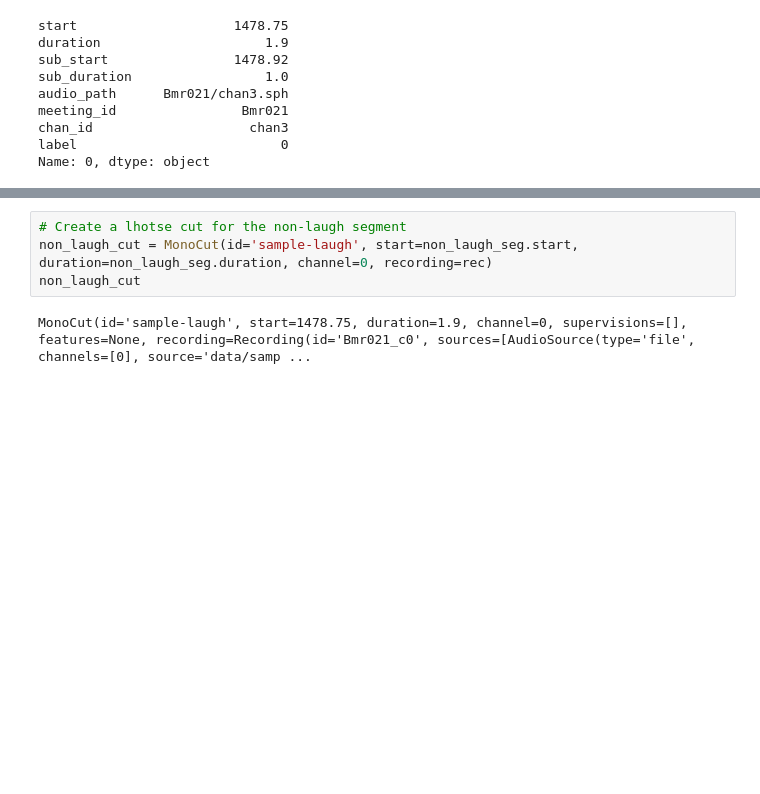
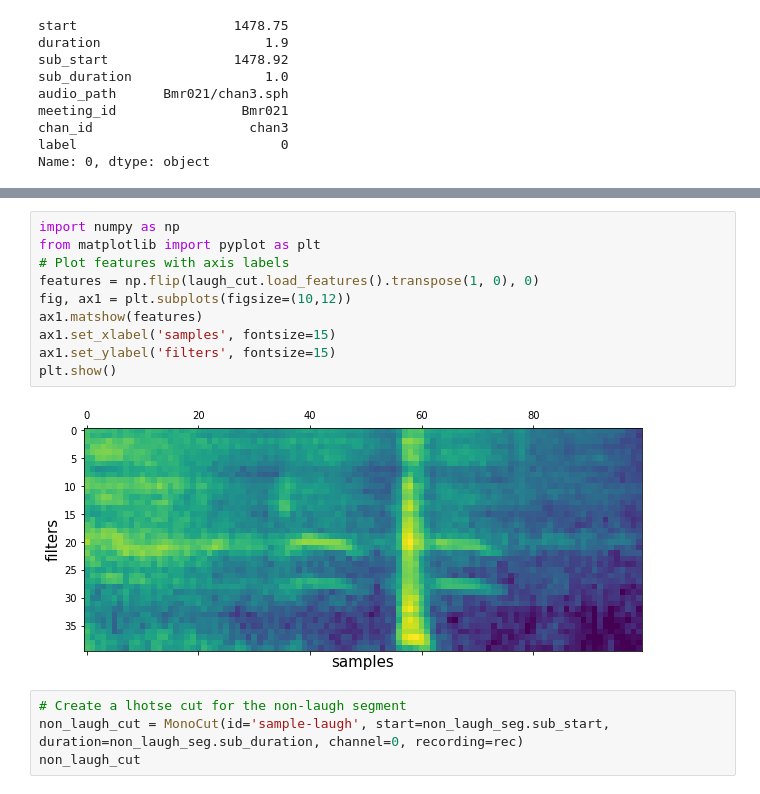
Before and after one commit to LasseWolter/laughter-detection-icsi, a Jupyter notebook: Demo.ipynb, the cells around one changed output, grey strips where cells are left out. Saved outputs shown, nothing was run; the diff lists cells and outputs as text; blank space fills up the shorter version.

```diff
--- a/Demo.ipynb
+++ b/Demo.ipynb
@@ -86,6 +91,16 @@ laugh_cut.play_audio()
+# %%
+import numpy as np
+from matplotlib import pyplot as plt
+# Plot features with axis labels
+features = np.flip(laugh_cut.load_features().transpose(1, 0), 0)
+fig, ax1 = plt.subplots(figsize=(10,12))
+ax1.matshow(features)
+ax1.set_xlabel('samples', fontsize=15)
+ax1.set_ylabel('filters', fontsize=15)
+plt.show()
+# %% [output]
+[figure, added]
 # %%
 # Create a lhotse cut for the non-laugh segment
-non_laugh_cut = MonoCut(id='sample-laugh', start=non_laugh_seg.start, duration=non_laugh_seg.duration, channel=0, recording=rec)
+non_laugh_cut = MonoCut(id='sample-laugh', start=non_laugh_seg.sub_start, duration=non_laugh_seg.sub_duration, channel=0, recording=rec)
 non_laugh_cut
-# %% [output]
-MonoCut(id='sample-laugh', start=1478.75, duration=1.9, channel=0, supervisions=[], features=None, recording=Recording(id='Bmr021_c0', sources=[AudioSource(type='file', channels=[0], source='data/samp ...
```
Also changed, not shown: parts of 6 cells of this notebook.
